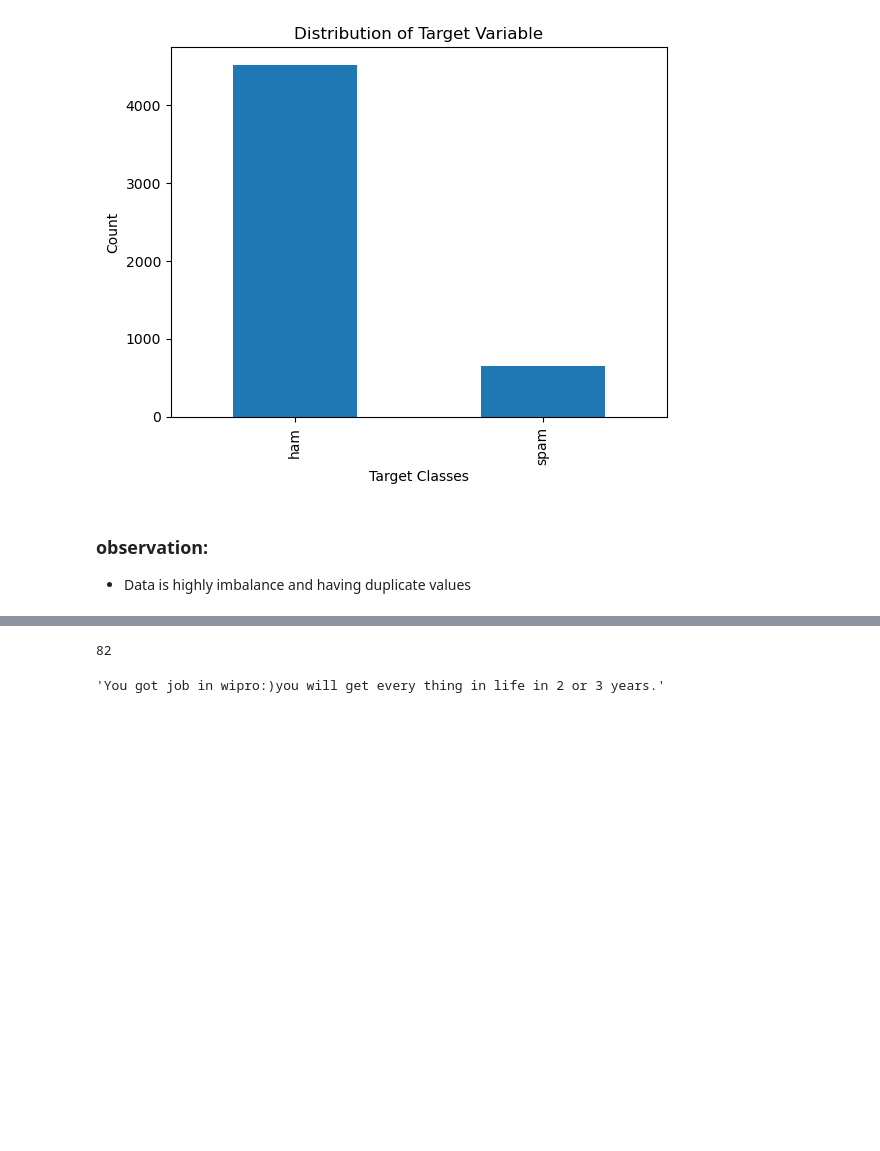
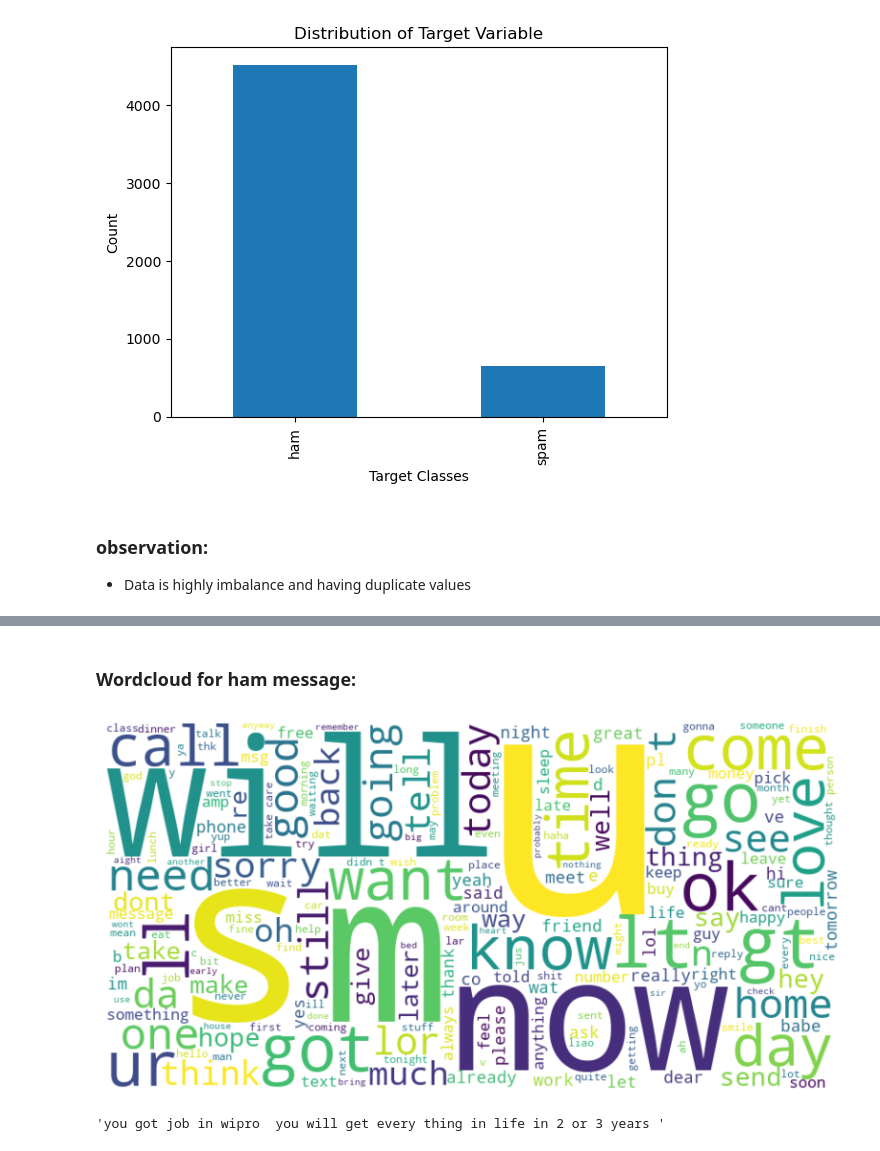
Before and after one commit to InsightfulSantosh/MLOPS-Complete-ML-Pipeline, a Jupyter notebook: experiment/mynotebook.ipynb, the cells around one changed output, grey strips where cells are left out. Saved outputs shown, nothing was run; the diff lists cells and outputs as text; code cells hidden in the pictures; blank space fills up the shorter version.

```diff
--- a/experiment/mynotebook.ipynb
+++ b/experiment/mynotebook.ipynb
@@ -166,9 +197,21 @@ cleaned_df.head(5)
+# %% [markdown]
+### **Wordcloud for ham message:**
 # %%
-len(cleaned_df.text[0])
+# Combine all text messages into a single string
+text_data = " ".join(cleaned_df[final_df.target=="ham"].text.astype(str))
+
+# Generate the word cloud
+wordcloud = WordCloud(width=800, height=400, background_color="white").generate(text_data)
+
+# Display the word cloud
+plt.figure(figsize=(10, 5))
+plt.imshow(wordcloud, interpolation="bilinear")
+plt.axis("off")
+plt.show()
 # %% [output]
-82
+[figure, added]
 # %%
-df.text[1787]
+cleaned_df.text[1787]
 # %% [output]
-'You got job in wipro:)you will get every thing in life in 2 or 3 years.'
+'you got job in wipro  you will get every thing in life in 2 or 3 years '
 # %%
```
Also changed, not shown: parts of 35 cells of this notebook, 1 other file.
